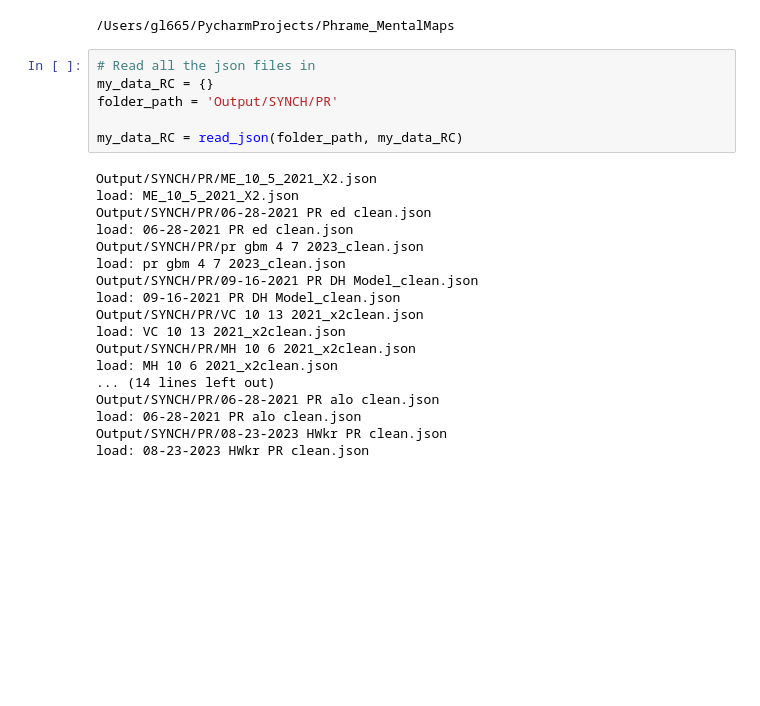
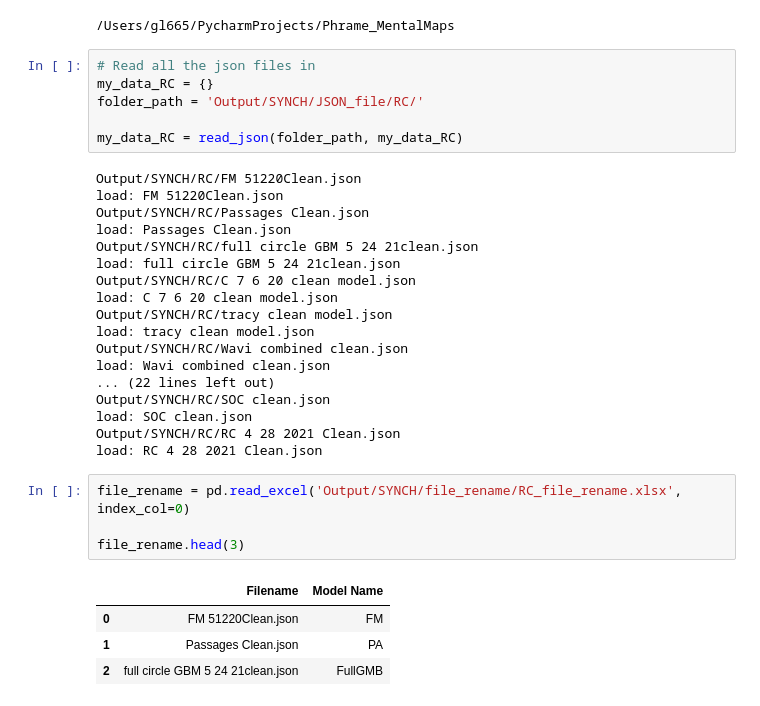
Before and after one commit to georgia-max/MentalMaps_Aggregation, a Jupyter notebook: Jupyter/aggregateCLD.ipynb, the cells around one changed output. Drawn from its saved outputs; the diff is of its cells as text; blank space fills up the shorter version.

Commit message:
testing the parse_cld.py, create generate_dataframe to get cld dict to pd dataframe

```diff
--- a/Jupyter/aggregateCLD.ipynb
+++ b/Jupyter/aggregateCLD.ipynb
@@ -35,25 +35,34 @@ print(os.getcwd())
 # %%
 # Read all the json files in
 my_data_RC = {}
-folder_path = 'Output/SYNCH/PR'
+folder_path = 'Output/SYNCH/JSON_file/RC/'
 
 my_data_RC = read_json(folder_path, my_data_RC)
 # %% [output]
-Output/SYNCH/PR/ME_10_5_2021_X2.json
-load: ME_10_5_2021_X2.json
-Output/SYNCH/PR/06-28-2021 PR ed clean.json
-load: 06-28-2021 PR ed clean.json
-Output/SYNCH/PR/pr gbm 4 7 2023_clean.json
-load: pr gbm 4 7 2023_clean.json
-Output/SYNCH/PR/09-16-2021 PR DH Model_clean.json
-load: 09-16-2021 PR DH Model_clean.json
-Output/SYNCH/PR/VC 10 13 2021_x2clean.json
-load: VC 10 13 2021_x2clean.json
-Output/SYNCH/PR/MH 10 6 2021_x2clean.json
-load: MH 10 6 2021_x2clean.json
-... (14 lines left out)
-Output/SYNCH/PR/06-28-2021 PR alo clean.json
-load: 06-28-2021 PR alo clean.json
-Output/SYNCH/PR/08-23-2023 HWkr PR clean.json
-load: 08-23-2023 HWkr PR clean.json
+Output/SYNCH/RC/FM 51220Clean.json
+load: FM 51220Clean.json
+Output/SYNCH/RC/Passages Clean.json
+load: Passages Clean.json
+Output/SYNCH/RC/full circle GBM 5 24 21clean.json
+load: full circle GBM 5 24 21clean.json
+Output/SYNCH/RC/C 7 6 20 clean model.json
+load: C 7 6 20 clean model.json
+Output/SYNCH/RC/tracy clean model.json
+load: tracy clean model.json
+Output/SYNCH/RC/Wavi combined clean.json
+load: Wavi combined clean.json
+... (22 lines left out)
+Output/SYNCH/RC/SOC clean.json
+load: SOC clean.json
+Output/SYNCH/RC/RC 4 28 2021 Clean.json
+load: RC 4 28 2021 Clean.json
+# %%
+file_rename = pd.read_excel('Output/SYNCH/file_rename/RC_file_rename.xlsx', index_col=0)
+
+file_rename.head(3)
+# %% [output]
+|  | Filename | Model Name |
+| 0 | FM 51220Clean.json | FM |
+| 1 | Passages Clean.json | PA |
+| 2 | full circle GBM 5 24 21clean.json | FullGMB |
 # %%
```
Also changed, not shown: parts of 4 cells of this notebook, 7 other files.
